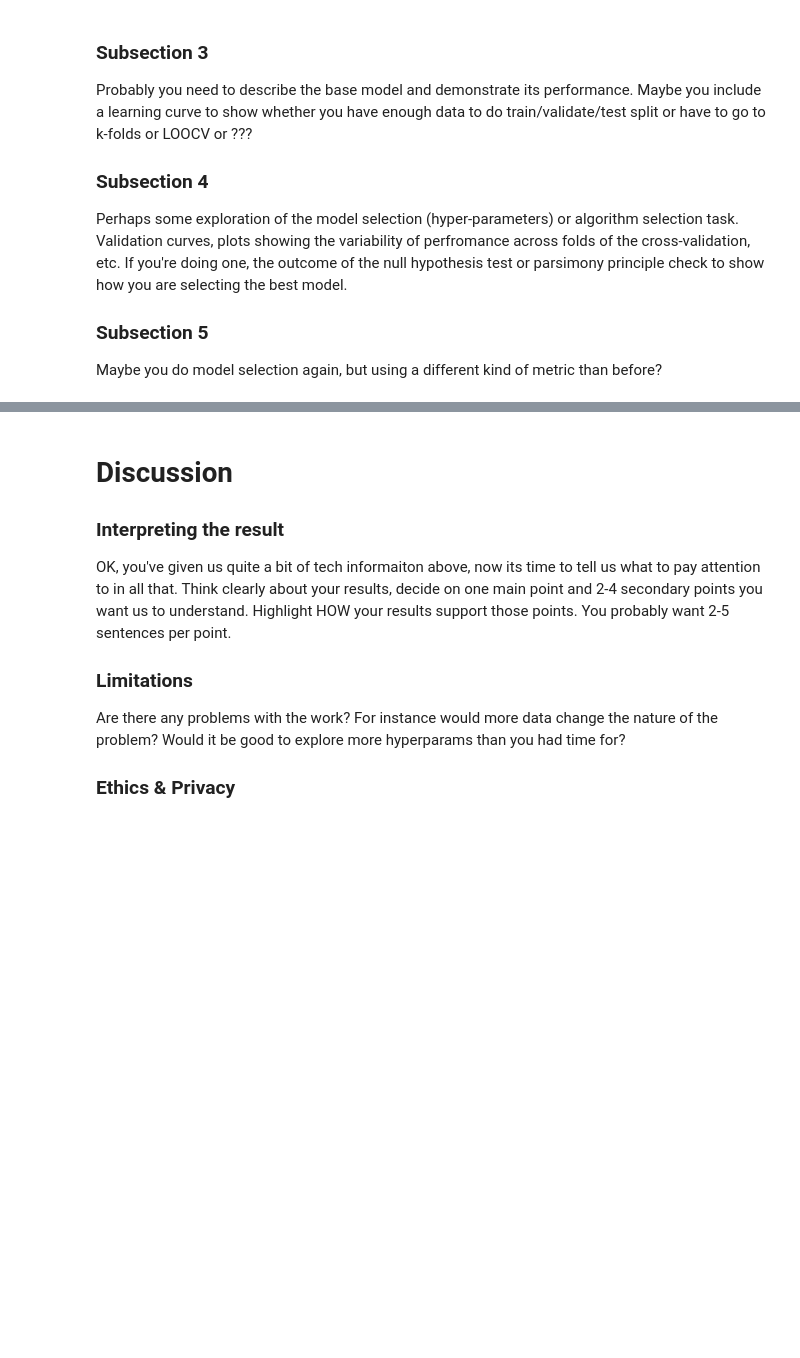
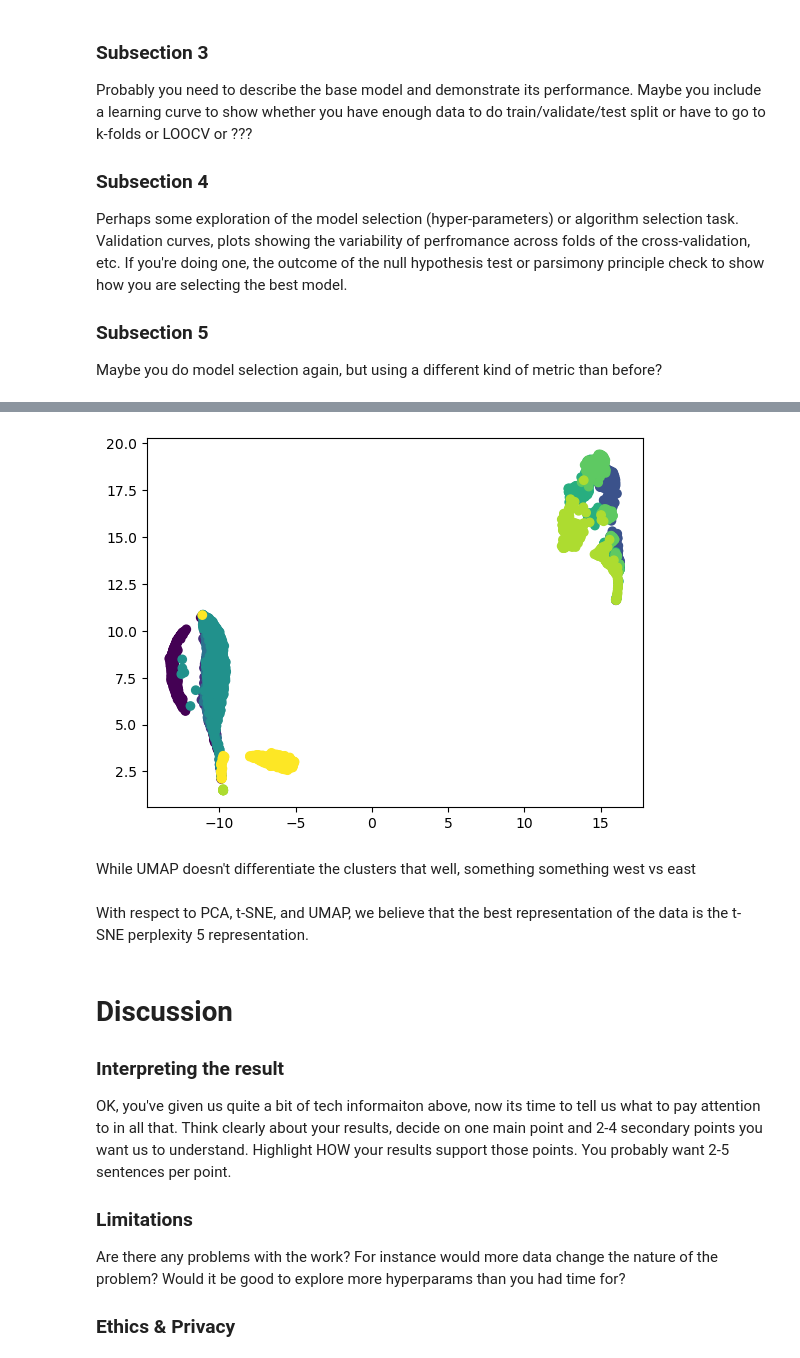
Before and after one commit to alexavndra/cogs_118b_project, a Jupyter notebook: FinalProject_groupXXX.ipynb, the cells around one changed output, grey strips where cells are left out. Drawn from its saved outputs; the diff is of its cells as text; code cells hidden in the pictures; blank space fills up the shorter version.

```diff
--- a/FinalProject_groupXXX.ipynb
+++ b/FinalProject_groupXXX.ipynb
@@ -241,0 +287,11 @@ Maybe you do model selection again, but using a different kind of metric than be
+# %%
+umap40 = UMAP(min_dist=0.1, n_neighbors=40, metric="euclidean", random_state=1216)
+umap_data40 = umap40.fit_transform(X)
+plt.scatter(umap_data40[:, 0], umap_data40[:, 1], c=labels_encoded)
+plt.show()
+# %% [output]
+[figure, added]
+# %% [markdown]
+While UMAP doesn't differentiate the clusters that well, something something west vs east
+# %% [markdown]
+With respect to PCA, t-SNE, and UMAP, we believe that the best representation of the data is the t-SNE perplexity 5 representation.
```
Also changed, not shown: parts of 24 cells of this notebook.
